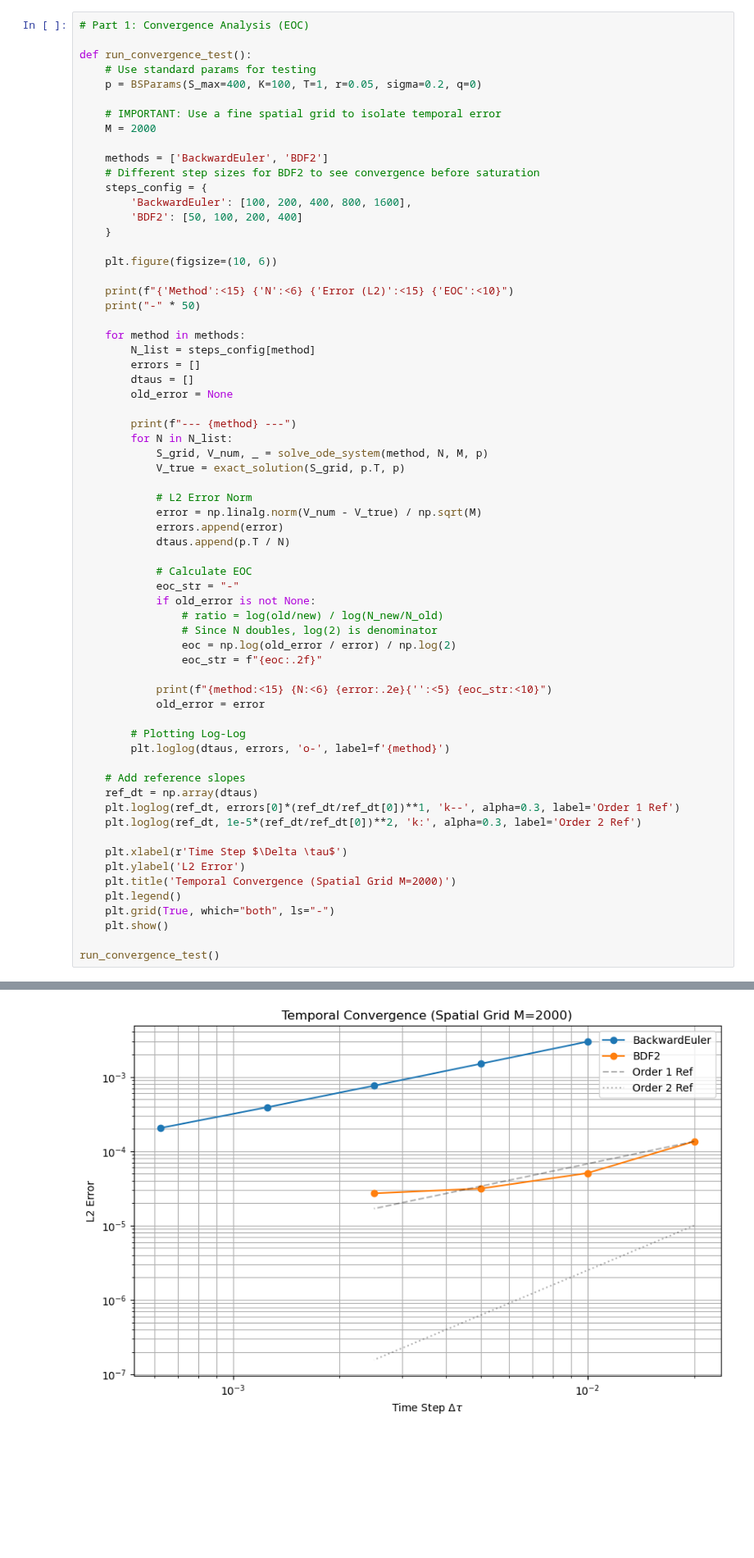
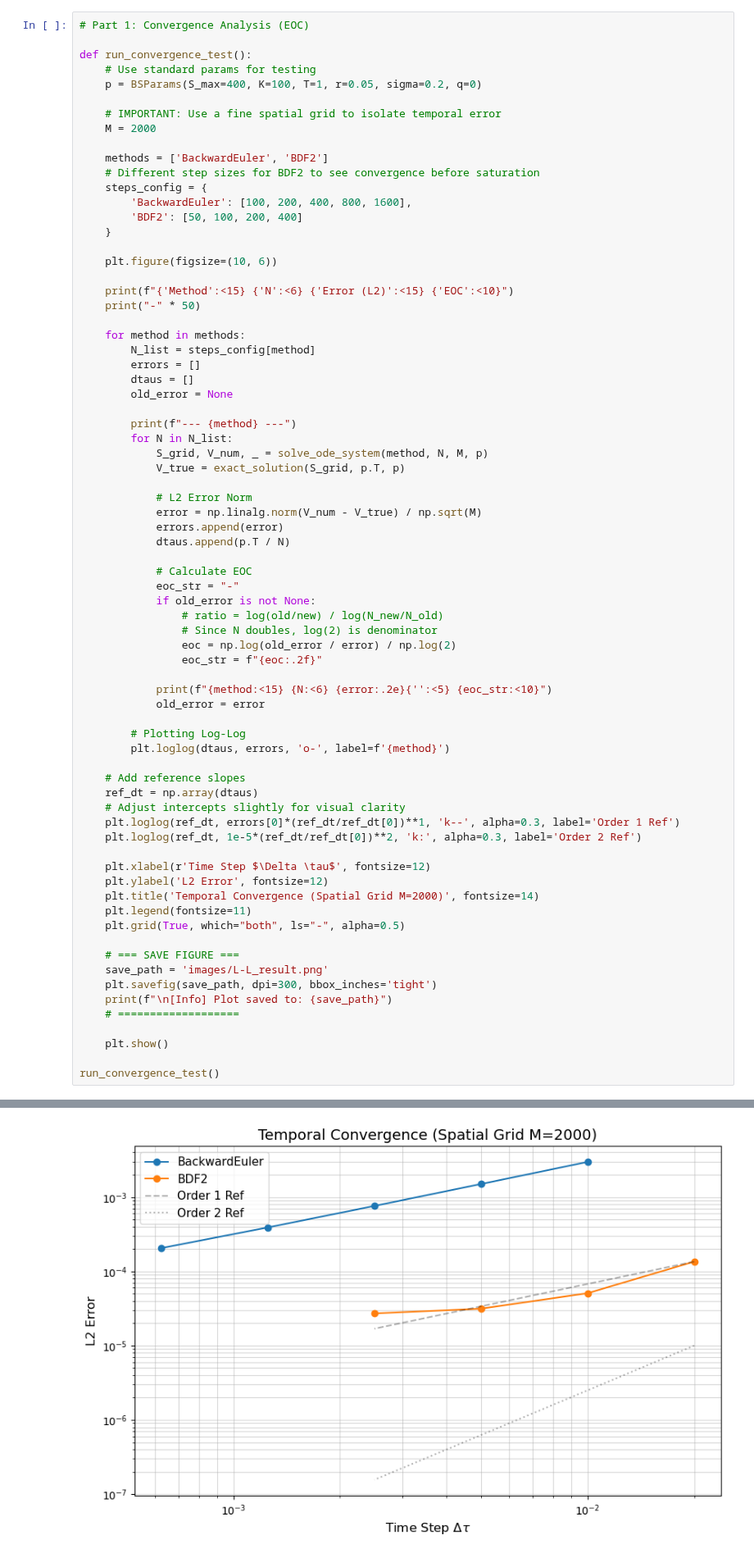
Before and after one commit to franxyang/MATH514FinalProject-BS_Model, a Jupyter notebook: PDE-BSModel.ipynb, the cells around one changed output, grey strips where cells are left out. Shown at 82% size. Saved outputs shown, nothing was run; the diff lists cells and outputs as text; blank space fills up the shorter version.

```diff
--- a/PDE-BSModel.ipynb
+++ b/PDE-BSModel.ipynb
@@ -202,14 +207,22 @@ def run_convergence_test():
 
     # Add reference slopes
     ref_dt = np.array(dtaus)
+    # Adjust intercepts slightly for visual clarity
     plt.loglog(ref_dt, errors[0]*(ref_dt/ref_dt[0])**1, 'k--', alpha=0.3, label='Order 1 Ref')
     plt.loglog(ref_dt, 1e-5*(ref_dt/ref_dt[0])**2, 'k:', alpha=0.3, label='Order 2 Ref')
 
-    plt.xlabel(r'Time Step $\Delta \tau$')
-    plt.ylabel('L2 Error')
-    plt.title('Temporal Convergence (Spatial Grid M=2000)')
-    plt.legend()
-    plt.grid(True, which="both", ls="-")
+    plt.xlabel(r'Time Step $\Delta \tau$', fontsize=12)
+    plt.ylabel('L2 Error', fontsize=12)
+    plt.title('Temporal Convergence (Spatial Grid M=2000)', fontsize=14)
+    plt.legend(fontsize=11)
+    plt.grid(True, which="both", ls="-", alpha=0.5)
+
+    # === SAVE FIGURE ===
+    save_path = 'images/L-L_result.png'
+    plt.savefig(save_path, dpi=300, bbox_inches='tight')
+    print(f"\n[Info] Plot saved to: {save_path}")
+    # ===================
+
     plt.show()
 
 run_convergence_test()
@@ -230,4 +245,4 @@ BDF2            400    2.71e-05      0.21
-[figure, old version]
+[figure, new version]
 # %%
 # Part 2: Calculation of Greeks (Delta and Gamma)
 
```
Also changed, not shown: parts of 3 cells of this notebook, 6 other files.
